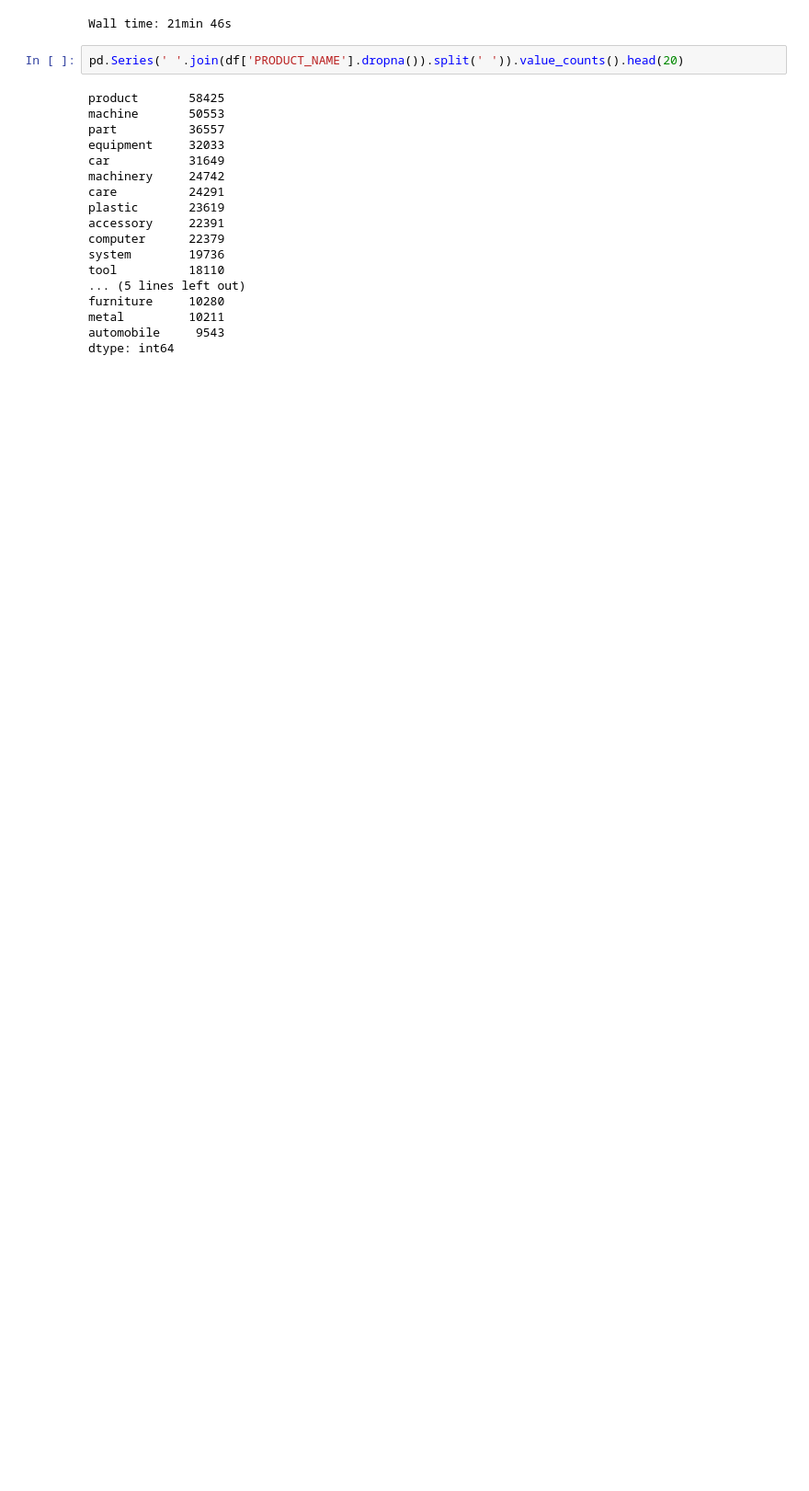
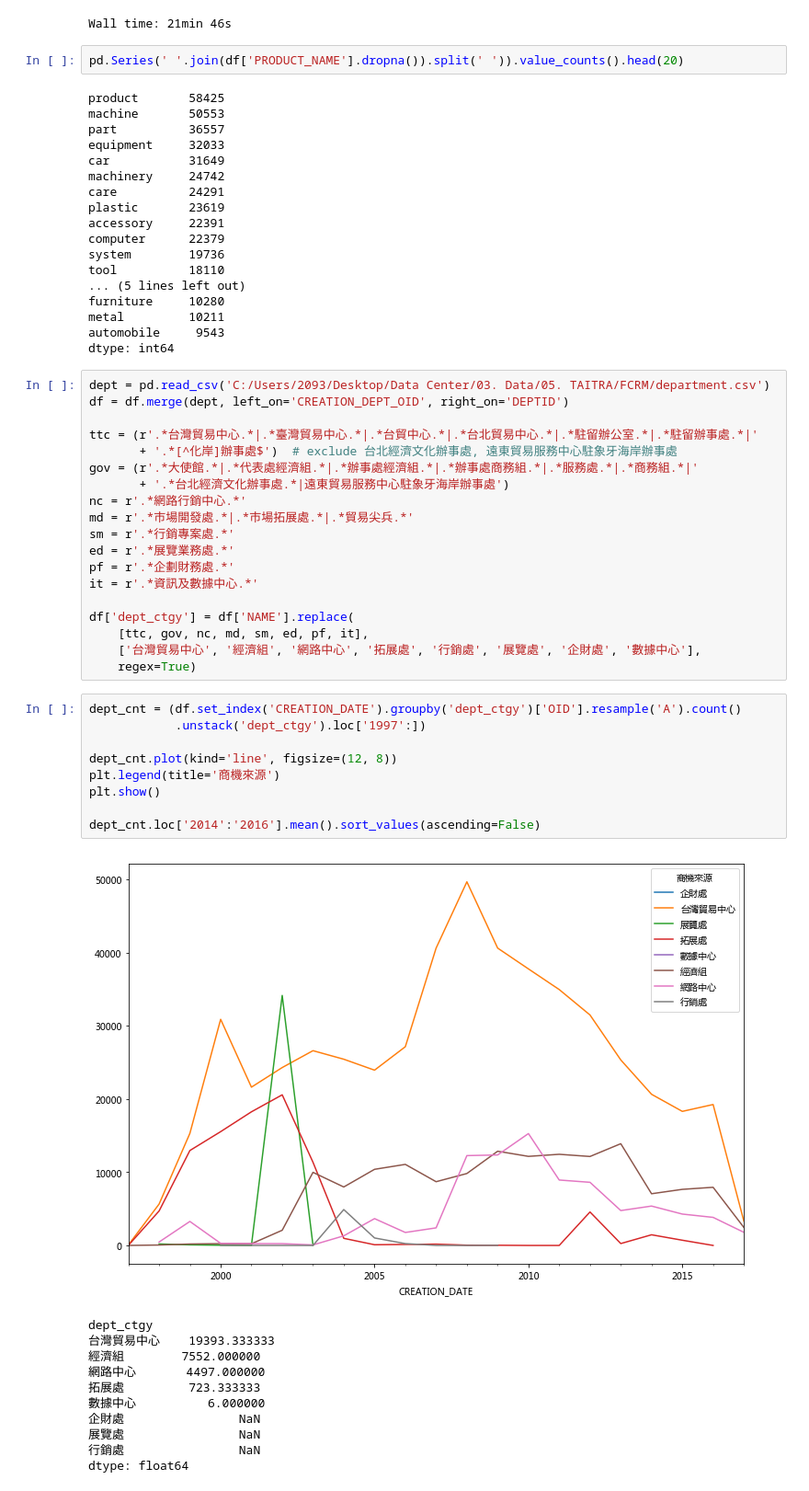
Before and after one commit to lincht/TradeModel, a Jupyter notebook: system/inquiry_matching.ipynb, the cells around one changed output. Shown at 92% size. Saved outputs shown, nothing was run; the diff lists cells and outputs as text; blank space fills up the shorter version.

Commit message:
Add inquiry breakdown by department

```diff
--- a/system/inquiry_matching.ipynb
+++ b/system/inquiry_matching.ipynb
@@ -98,3 +98,43 @@ furniture     10280
 metal         10211
 automobile     9543
 dtype: int64
+# %%
+dept = pd.read_csv('C:/Users/2093/Desktop/Data Center/03. Data/05. TAITRA/FCRM/department.csv')
+df = df.merge(dept, left_on='CREATION_DEPT_OID', right_on='DEPTID')
+
+ttc = (r'.*台灣貿易中心.*|.*臺灣貿易中心.*|.*台貿中心.*|.*台北貿易中心.*|.*駐留辦公室.*|.*駐留辦事處.*|'
+       + '.*[^化岸]辦事處$')  # exclude 台北經濟文化辦事處, 遠東貿易服務中心駐象牙海岸辦事處
+gov = (r'.*大使館.*|.*代表處經濟組.*|.*辦事處經濟組.*|.*辦事處商務組.*|.*服務處.*|.*商務組.*|'
+       + '.*台北經濟文化辦事處.*|遠東貿易服務中心駐象牙海岸辦事處')
+nc = r'.*網路行銷中心.*'
+md = r'.*市場開發處.*|.*市場拓展處.*|.*貿易尖兵.*'
+sm = r'.*行銷專案處.*'
+ed = r'.*展覽業務處.*'
+pf = r'.*企劃財務處.*'
+it = r'.*資訊及數據中心.*'
+
+df['dept_ctgy'] = df['NAME'].replace(
+    [ttc, gov, nc, md, sm, ed, pf, it],
+    ['台灣貿易中心', '經濟組', '網路中心', '拓展處', '行銷處', '展覽處', '企財處', '數據中心'],
+    regex=True)
+# %%
+dept_cnt = (df.set_index('CREATION_DATE').groupby('dept_ctgy')['OID'].resample('A').count()
+            .unstack('dept_ctgy').loc['1997':])
+
+dept_cnt.plot(kind='line', figsize=(12, 8))
+plt.legend(title='商機來源')
+plt.show()
+
+dept_cnt.loc['2014':'2016'].mean().sort_values(ascending=False)
+# %% [output]
+[figure, added]
+dept_ctgy
+台灣貿易中心    19393.333333
+經濟組        7552.000000
+網路中心       4497.000000
+拓展處         723.333333
+數據中心          6.000000
+企財處                NaN
+展覽處                NaN
+行銷處                NaN
+dtype: float64
```
Also changed, not shown: parts of 1 cell of this notebook.
